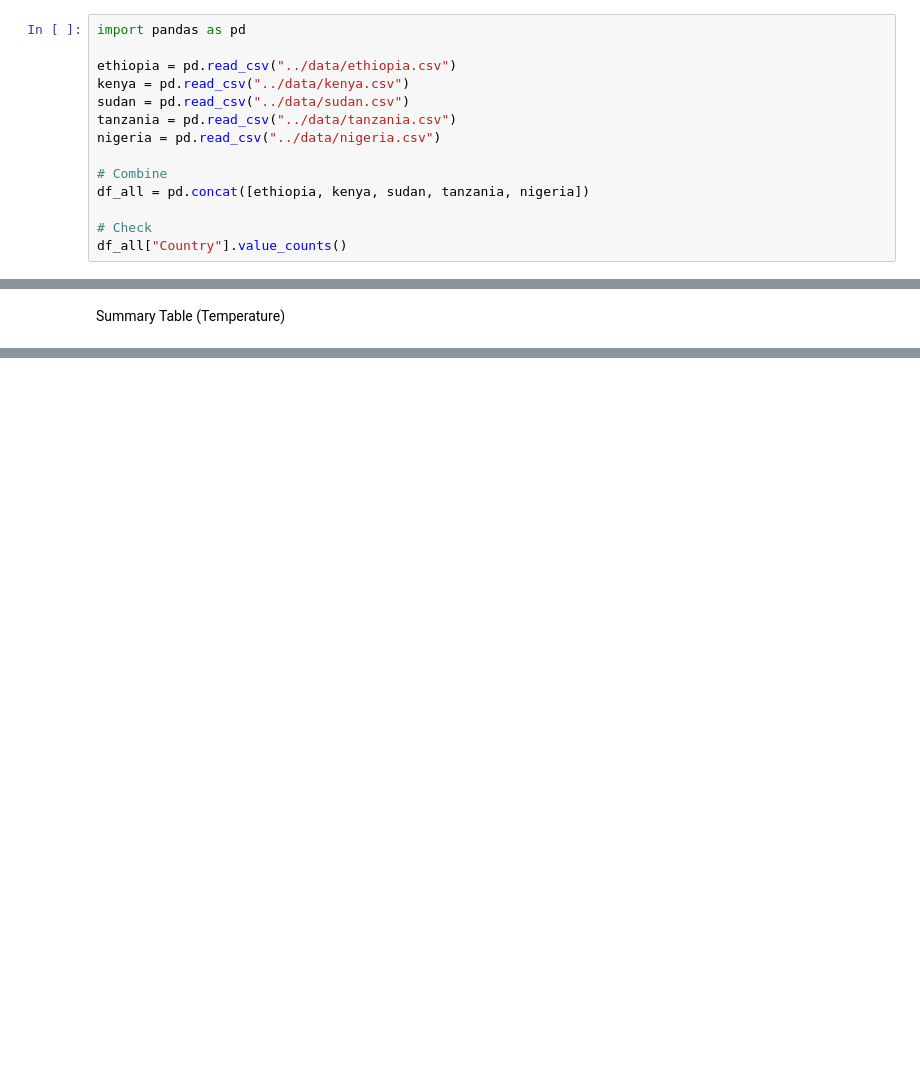
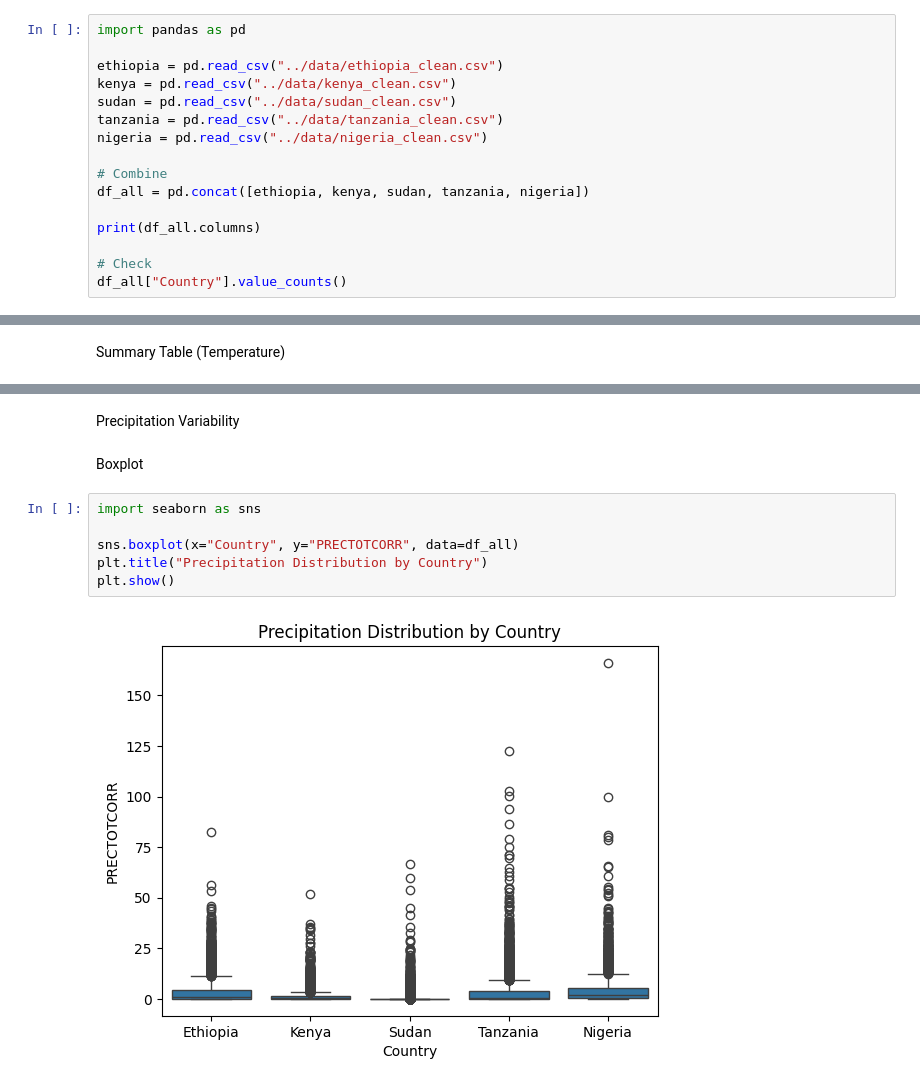
Before and after one commit to mijuuhailu/african-climate-trend, a Jupyter notebook: notebooks/compare_countries.ipynb, the cells around one changed output, grey strips where cells are left out. Drawn from its saved outputs; the diff is of its cells as text; blank space fills up the shorter version.

```diff
--- a/notebooks/compare_countries.ipynb
+++ b/notebooks/compare_countries.ipynb
@@ -1,15 +1,17 @@
 # %%
 import pandas as pd
 
-ethiopia = pd.read_csv("../data/ethiopia.csv")
-kenya = pd.read_csv("../data/kenya.csv")
-sudan = pd.read_csv("../data/sudan.csv")
-tanzania = pd.read_csv("../data/tanzania.csv")
-nigeria = pd.read_csv("../data/nigeria.csv")
+ethiopia = pd.read_csv("../data/ethiopia_clean.csv")
+kenya = pd.read_csv("../data/kenya_clean.csv")
+sudan = pd.read_csv("../data/sudan_clean.csv")
+tanzania = pd.read_csv("../data/tanzania_clean.csv")
+nigeria = pd.read_csv("../data/nigeria_clean.csv")
 
 # Combine
 df_all = pd.concat([ethiopia, kenya, sudan, tanzania, nigeria])
 
+print(df_all.columns)
+
 # Check
 df_all["Country"].value_counts()
 # %% [output]
@@ -34,0 +56,12 @@ temp_summary
+# %% [markdown]
+Precipitation Variability
+# %% [markdown]
+Boxplot
+# %%
+import seaborn as sns
+
+sns.boxplot(x="Country", y="PRECTOTCORR", data=df_all)
+plt.title("Precipitation Distribution by Country")
+plt.show()
+# %% [output]
+[figure, added]
```
Also changed, not shown: parts of 18 cells of this notebook.
